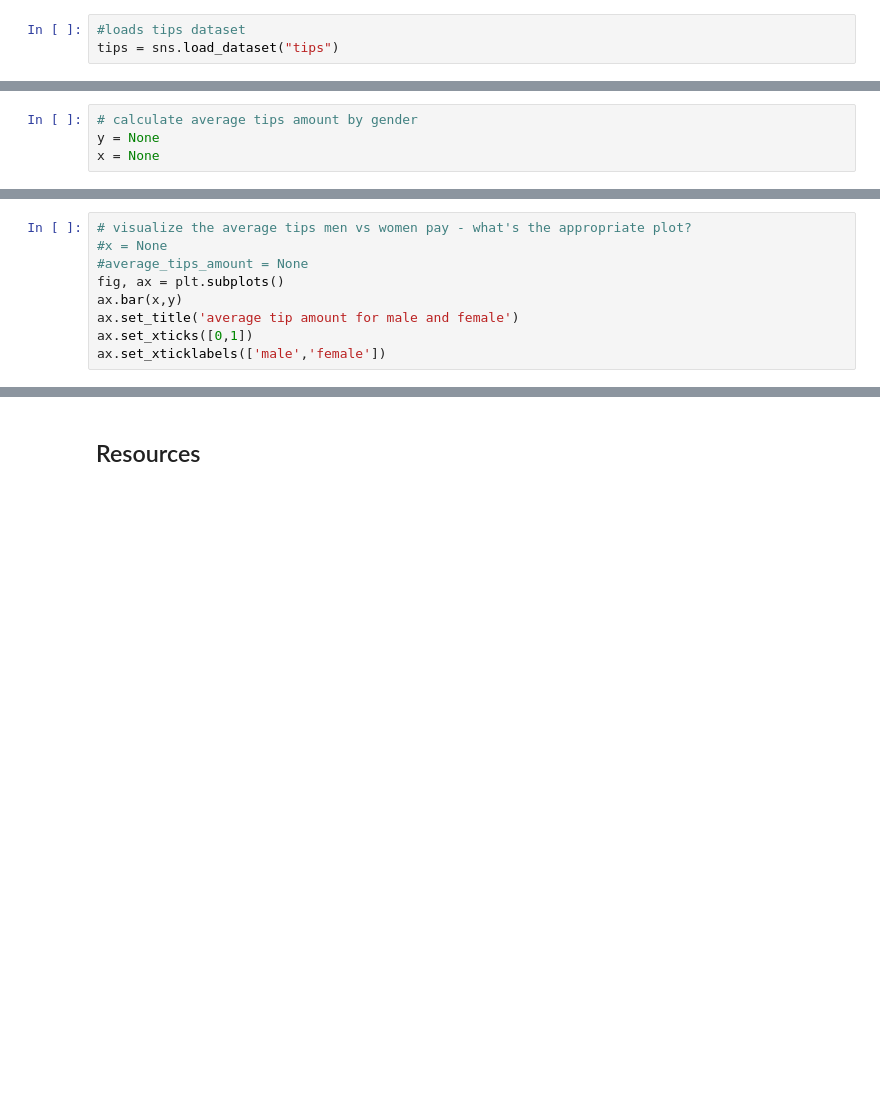
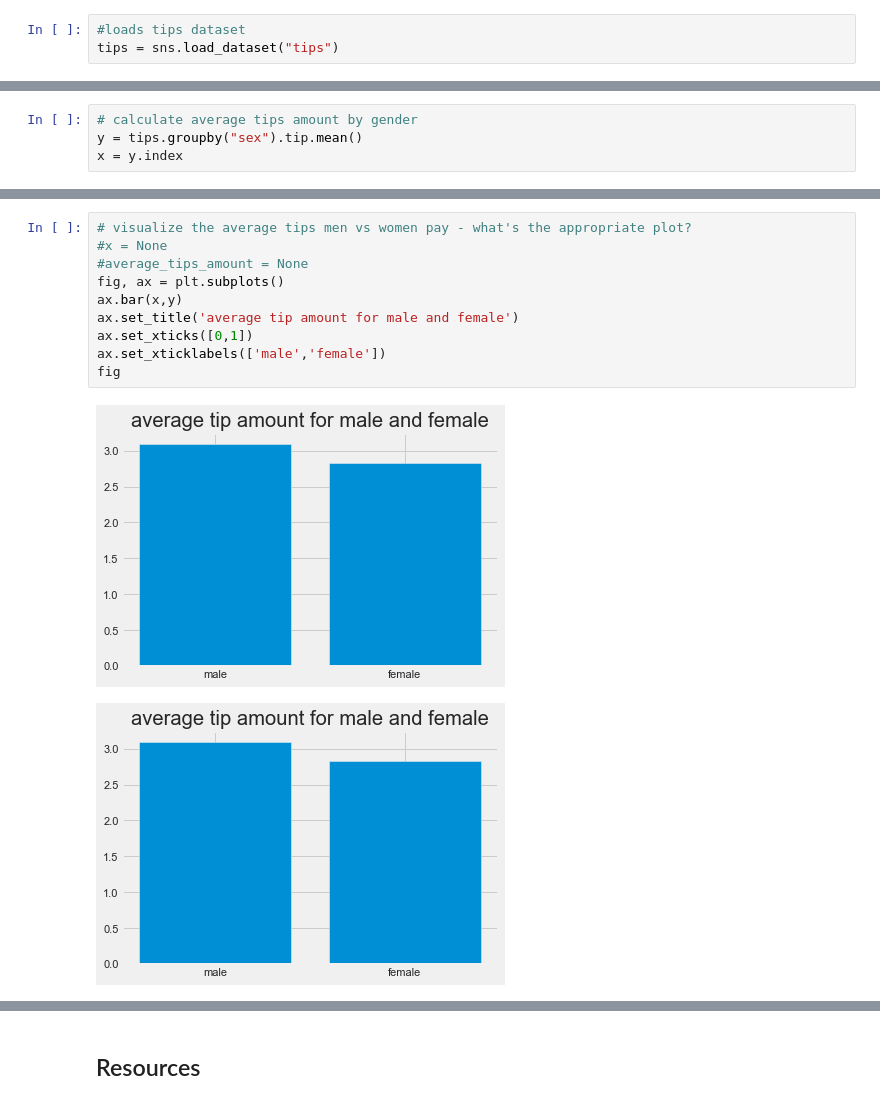
Before and after one commit to yunghanjeong/nyc-mhtn-ds-091420-lectures, a Jupyter notebook: Phase_1/Data_Viz.ipynb, the cells around one changed output, grey strips where cells are left out. Drawn from its saved outputs; the diff is of its cells as text; blank space fills up the shorter version.

```diff
--- a/Phase_1/Data_Viz.ipynb
+++ b/Phase_1/Data_Viz.ipynb
@@ -286,6 +361,6 @@ tips.sex
 # %%
 # calculate average tips amount by gender
-y = None
-x = None
+y = tips.groupby("sex").tip.mean()
+x = y.index
 # %%
 # check to see if x and y are correct
@@ -292,11 +375,15 @@ x = None
 # %%
 # visualize the average tips men vs women pay - what's the appropriate plot?
 #x = None
 #average_tips_amount = None
 fig, ax = plt.subplots()
 ax.bar(x,y)
 ax.set_title('average tip amount for male and female')
 ax.set_xticks([0,1])
 ax.set_xticklabels(['male','female'])
+fig
+# %% [output]
+[figure, added]
+[figure, added]
 # %%
 # visualize the average amount of total bill for time (lunch or dinner)
```
Also changed, not shown: parts of 11 cells of this notebook.
